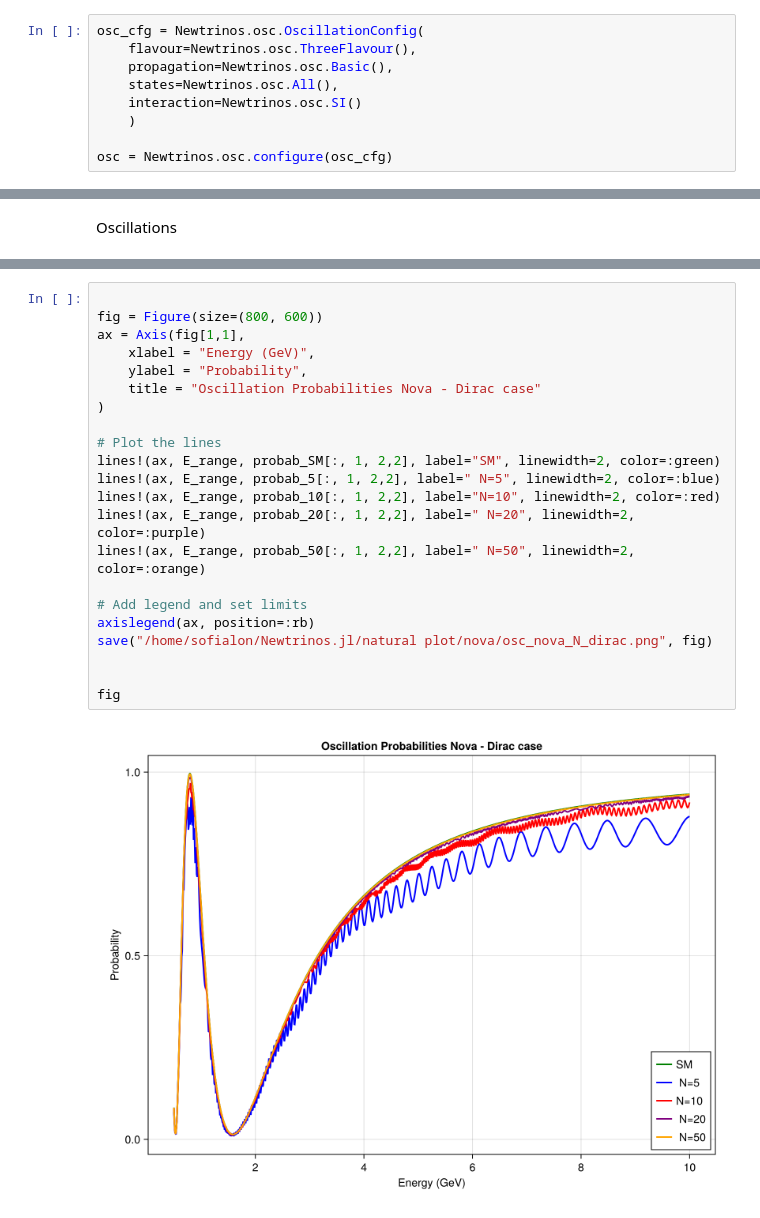
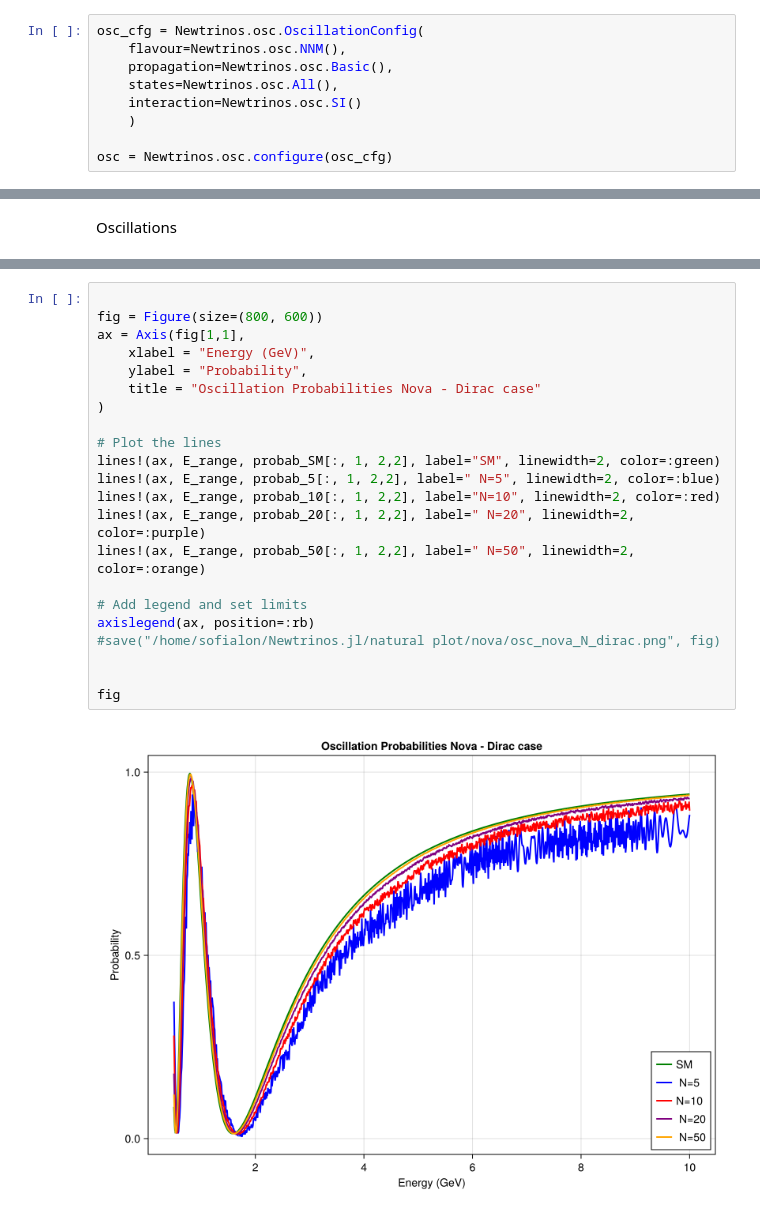
Before and after one commit to philippeller/Newtrinos.jl, a Jupyter notebook: notebooks/nova.ipynb, the cells around one changed output, grey strips where cells are left out. Cells and saved outputs as stored; diff of their text form.

```diff
--- a/notebooks/nova.ipynb
+++ b/notebooks/nova.ipynb
@@ -34,7 +39,7 @@ Status `~/.julia/environments/myenv/Project.toml`
 Info Packages marked with ⌃ and ⌅ have new versions available. Those with ⌃ may be upgradable, but those with ⌅ are restricted by compatibility constraints from upgrading. To see why use `status --out ...
 # %%
 osc_cfg = Newtrinos.osc.OscillationConfig(
-    flavour=Newtrinos.osc.ThreeFlavour(),
+    flavour=Newtrinos.osc.NNM(),
     propagation=Newtrinos.osc.Basic(),
     states=Newtrinos.osc.All(),
     interaction=Newtrinos.osc.SI()
@@ -346,27 +378,27 @@ probab_1 = osc_prob(collect(E_range), L_vec, p_1; anti=false)
 # %%
 
 fig = Figure(size=(800, 600))
 ax = Axis(fig[1,1],
     xlabel = "Energy (GeV)",
     ylabel = "Probability",
     title = "Oscillation Probabilities Nova - Dirac case"
 )
 
 # Plot the lines
 lines!(ax, E_range, probab_SM[:, 1, 2,2], label="SM", linewidth=2, color=:green)
 lines!(ax, E_range, probab_5[:, 1, 2,2], label=" N=5", linewidth=2, color=:blue)
 lines!(ax, E_range, probab_10[:, 1, 2,2], label="N=10", linewidth=2, color=:red)
 lines!(ax, E_range, probab_20[:, 1, 2,2], label=" N=20", linewidth=2, color=:purple)
 lines!(ax, E_range, probab_50[:, 1, 2,2], label=" N=50", linewidth=2, color=:orange)
 
 # Add legend and set limits
 axislegend(ax, position=:rb)
-save("/home/sofialon/Newtrinos.jl/natural plot/nova/osc_nova_N_dirac.png", fig)
+#save("/home/sofialon/Newtrinos.jl/natural plot/nova/osc_nova_N_dirac.png", fig)
 
 
 fig
 # %% [output]
-[figure, old version]
+[figure, new version]
 # %%
 
 fig = Figure(size=(800, 600))
```
Also changed, not shown: parts of 14 cells of this notebook, 48 other files.
